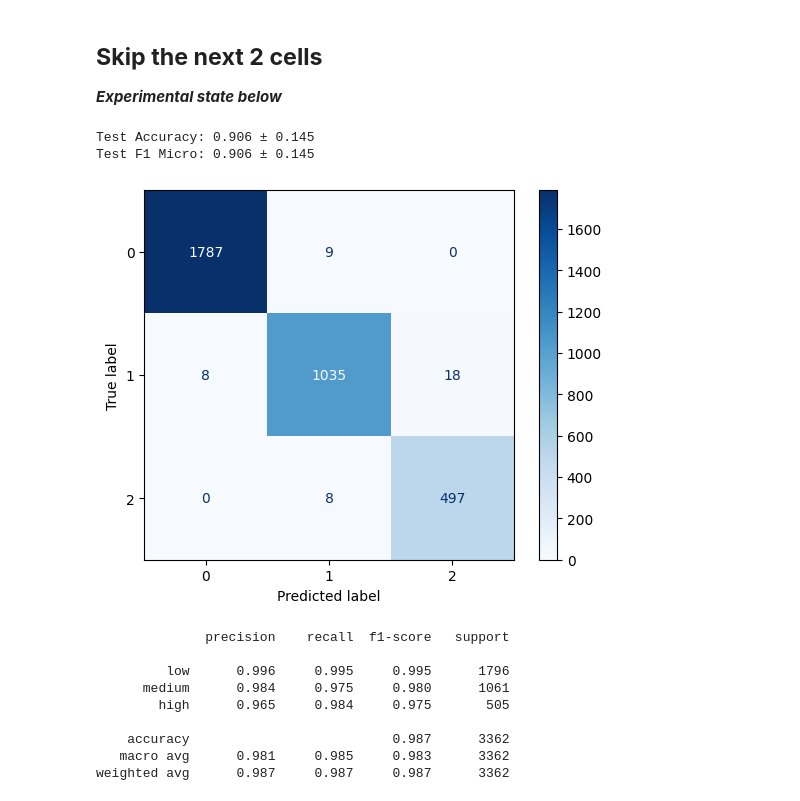
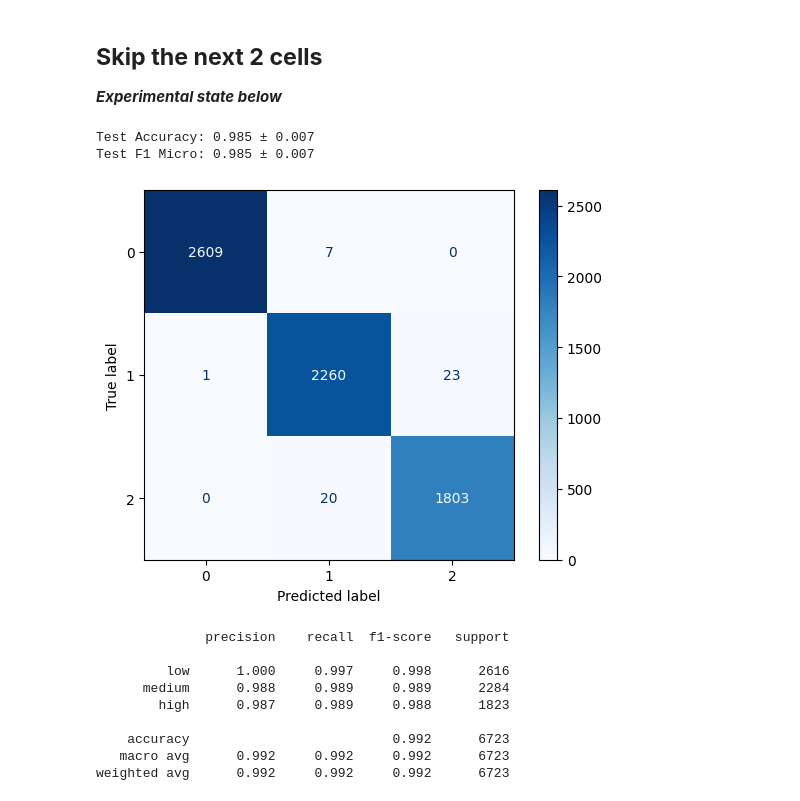
Before and after one commit to tonytziorvas/Lab, a Jupyter notebook: 1-model_training.ipynb, the cells around one changed output. Cells and saved outputs as stored; diff of their text form; code cells hidden in the pictures.

```diff
--- a/1-model_training.ipynb
+++ b/1-model_training.ipynb
@@ -98,19 +98,19 @@ mean_crowd = df[target_district].mean()
 std_crowd = df[target_district].std()
 
 # Define bins based on mean and standard deviation
-bins = [
-    float("-inf"),
-    mean_crowd - 1.0 * std_crowd,
-    mean_crowd - 0.4 * std_crowd,
-    mean_crowd + 0.4 * std_crowd,
-    mean_crowd + 1.0 * std_crowd,
-    float("inf"),
-]
+# bins = [
+#     float("-inf"),
+#     mean_crowd - 1.0 * std_crowd,
+#     mean_crowd - 0.4 * std_crowd,
+#     mean_crowd + 0.4 * std_crowd,
+#     mean_crowd + 1.0 * std_crowd,
+#     float("inf"),
+# ]
 
 bins = [
     float("-inf"),
-    mean_crowd - 0.4 * std_crowd,
-    mean_crowd + 0.4 * std_crowd,
+    mean_crowd - 0.55 * std_crowd,
+    mean_crowd + 0.55 * std_crowd,
     float("inf"),
 ]
 
@@ -252,7 +253,7 @@ X.shape, y.shape
 # Split the data into training and testing sets
 
 X_train, X_test, y_train, y_test = train_test_split(
-    X, y, test_size=0.2, random_state=42, shuffle=False
+    X, y, test_size=0.4, random_state=42, shuffle=False
 )
 # %%
 print(
@@ -288,6 +289,10 @@ clf = XGBClassifier(
     objective="multi:softmax",
     num_class=5,
     gamma=0,
+    colsample_bytree=0.7,
+    learning_rate=0.05,
+    max_depth=10,
+    reg_lambda=0.5,
     n_jobs=-1,
     random_state=42,
 )
@@ -392,0 +413,2 @@ Pipeline(steps=[('preprocessor',
+# %%
+pipeline.fit(X_train, y_train)
@@ -404,7 +444,7 @@ cv_results = cross_validate(
     error_score="raise",
 )
 # %%
-for key, value in cv_results.items():
+for key, value in cv_results_test.items():
     (
         print(
             f"{key.replace('_', ' ').title()}: {value.mean():.3f} ± {value.std():.3f}"
@@ -413,13 +453,13 @@ for key, value in cv_results.items():
         else None
     )
 # %% [output]
-Test Accuracy: 0.906 ± 0.145
-Test F1 Micro: 0.906 ± 0.145
+Test Accuracy: 0.985 ± 0.007
+Test F1 Micro: 0.985 ± 0.007
 # %%
-y_pred = best_model.predict(X_test)
-_ = ConfusionMatrixDisplay.from_estimator(best_model, X_test, y_test, cmap="Blues")
+y_pred = pipeline.predict(X_test)
+_ = ConfusionMatrixDisplay.from_estimator(pipeline, X_test, y_test, cmap="Blues")
 # %% [output]
-[figure, old version]
+[figure, new version]
 # %%
 print(
     classification_report(
@@ -432,10 +472,10 @@ print(
 # %% [output]
               precision    recall  f1-score   support
 
-         low      0.996     0.995     0.995      1796
-      medium      0.984     0.975     0.980      1061
-        high      0.965     0.984     0.975       505
+         low      1.000     0.997     0.998      2616
+      medium      0.988     0.989     0.989      2284
+        high      0.987     0.989     0.988      1823
 
-    accuracy                          0.987      3362
-   macro avg      0.981     0.985     0.983      3362
-weighted avg      0.987     0.987     0.987      3362
+    accuracy                          0.992      6723
+   macro avg      0.992     0.992     0.992      6723
+weighted avg      0.992     0.992     0.992      6723
```
Also changed, not shown: parts of 14 cells of this notebook, 1 other file.
